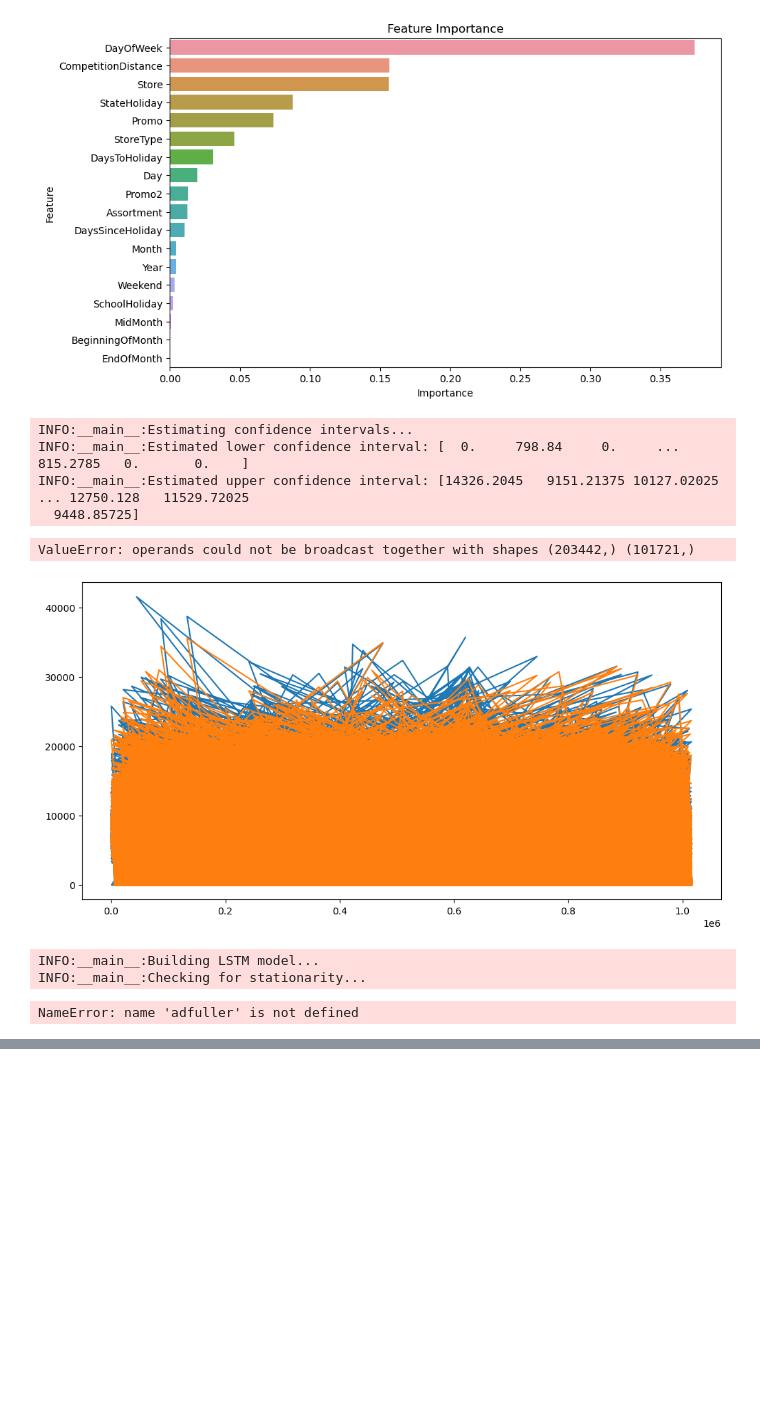
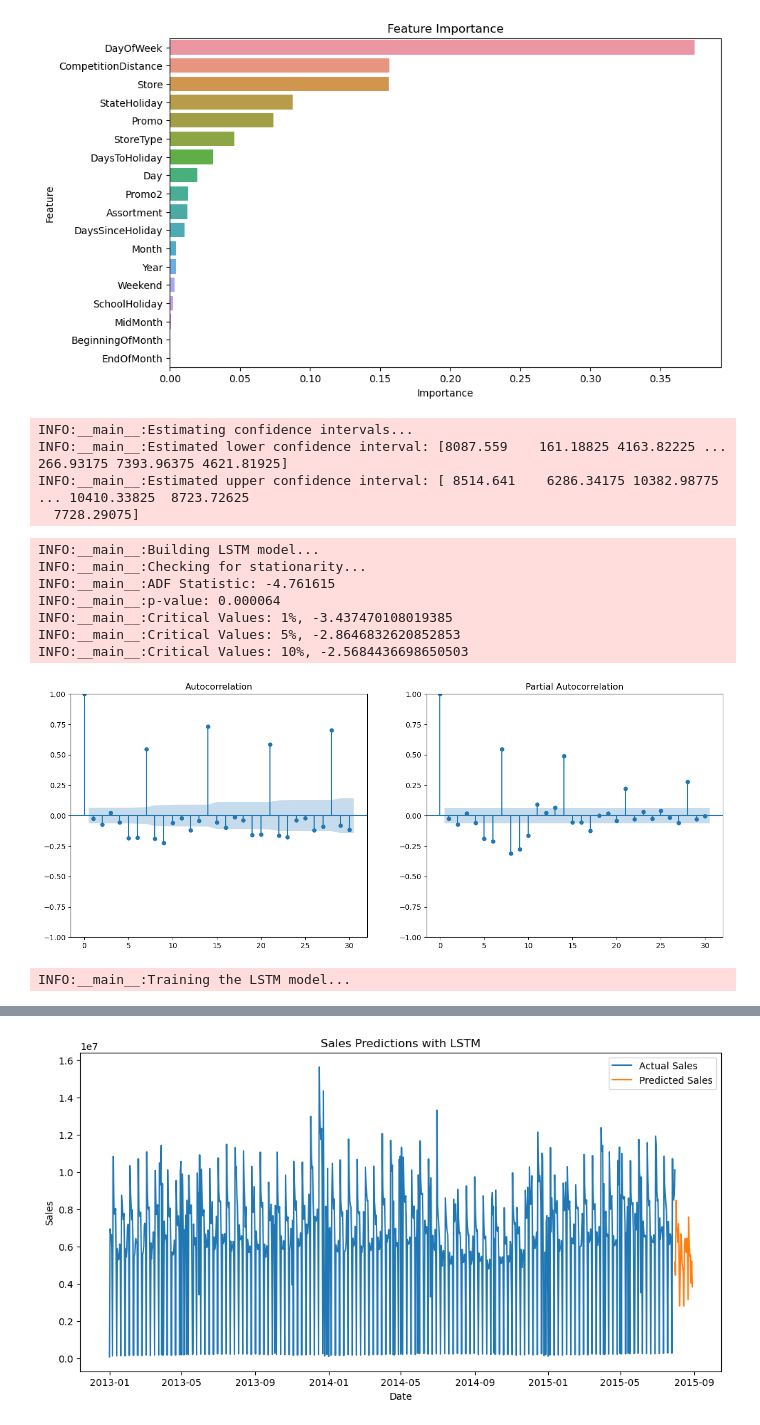
Before and after one commit to haftomlegese/rossmann_sales_analysis, a Jupyter notebook: notebooks/Prediction_of_Store_Sales.ipynb, the cells around one changed output, grey strips where cells are left out. Cells and saved outputs as stored; diff of their text form; code cells hidden in the pictures; blank space fills up the shorter version.

Commit message:
Update on the eda and modelling

```diff
--- a/notebooks/Prediction_of_Store_Sales.ipynb
+++ b/notebooks/Prediction_of_Store_Sales.ipynb
@@ -207,7 +202,7 @@ INFO:__main__:Analyzing feature importance...
 # %%
 logger.info("Estimating confidence intervals...")
 
-n_iterations = 10
+n_iterations = 2
 n_size = int(len(X_val) * 0.5)
 predictions = []
 
@@ -227,24 +222,11 @@ upper_percentile = np.percentile(predictions, 97.5, axis=0)
 # Log the results
 logger.info(f"Estimated lower confidence interval: {lower_percentile}")
 logger.info(f"Estimated upper confidence interval: {upper_percentile}")
-
-# Optionally, you can visualize the confidence intervals
-plt.figure(figsize=(12, 6))
-plt.plot(y_val.index, y_val, label='Actual')
-plt.plot(y_val.index, pipeline.predict(X_val), label='Prediction')
-plt.fill_between(y_val.index, lower_percentile, upper_percentile, color='b', alpha=0.1, label='Confidence Interval')
-plt.title('Sales Predictions with Confidence Intervals')
-plt.xlabel('Date')
-plt.ylabel('Sales')
-plt.legend()
-plt.show()
 # %% [output]
 INFO:__main__:Estimating confidence intervals...
-INFO:__main__:Estimated lower confidence interval: [  0.     798.84     0.     ... 815.2785   0.       0.    ]
-INFO:__main__:Estimated upper confidence interval: [14326.2045   9151.21375 10127.02025 ... 12750.128   11529.72025
-  9448.85725]
+INFO:__main__:Estimated lower confidence interval: [8087.559    161.18825 4163.82225 ...  266.93175 7393.96375 4621.81925]
+INFO:__main__:Estimated upper confidence interval: [ 8514.641    6286.34175 10382.98775 ... 10410.33825  8723.72625
+  7728.29075]
-ValueError: operands could not be broadcast together with shapes (203442,) (101721,)
-[figure, removed]
 # %%
 logger.info("Building LSTM model...")
 
@@ -292,32 +274,38 @@ logger.info("Training the LSTM model...")
 model.fit(train_generator, epochs=20, validation_data=val_generator)
 
 # Make predictions
 pred_list = []
 batch = series[-window_size:].reshape((1, window_size, 1))
 
 for i in range(window_size):
     pred_list.append(model.predict(batch)[0])
     batch = np.append(batch[:, 1:, :], [[pred_list[-1]]], axis=1)
 
 # Create a series for the predictions
-pred_series = pd.Series(pred_list, index=pd.date_range(start=daily_sales['Date'].iloc[-1], periods=window_size + 1, closed='right'))
+pred_series = pd.Series(pred_list, index=pd.date_range(start=daily_sales['Date'].iloc[-1], periods=window_size, freq='D'))
 
 # Plot the results
 plt.figure(figsize=(12, 6))
 plt.plot(daily_sales['Date'], daily_sales['Sales'], label='Actual Sales')
 plt.plot(pred_series.index, pred_series, label='Predicted Sales')
 plt.title('Sales Predictions with LSTM')
 plt.xlabel('Date')
 plt.ylabel('Sales')
 plt.legend()
 plt.show()
 
 # Serialize the LSTM model
 timestamp = datetime.now().strftime('%d-%m-%Y-%H-%M-%S')
 model_filename = f'lstm_model_{timestamp}.h5'
 model.save(model_filename)
 logger.info(f"LSTM model saved to {model_filename}")
 # %% [output]
 INFO:__main__:Building LSTM model...
 INFO:__main__:Checking for stationarity...
+INFO:__main__:ADF Statistic: -4.761615
+INFO:__main__:p-value: 0.000064
+INFO:__main__:Critical Values: 1%, -3.437470108019385
+INFO:__main__:Critical Values: 5%, -2.8646832620852853
+INFO:__main__:Critical Values: 10%, -2.5684436698650503
+[figure, added]
-NameError: name 'adfuller' is not defined
+INFO:__main__:Training the LSTM model...
@@ -323,0 +331 @@ NameError: name 'adfuller' is not defined
+[figure, added]
```
Also changed, not shown: parts of 5 cells of this notebook, 2 other files.
